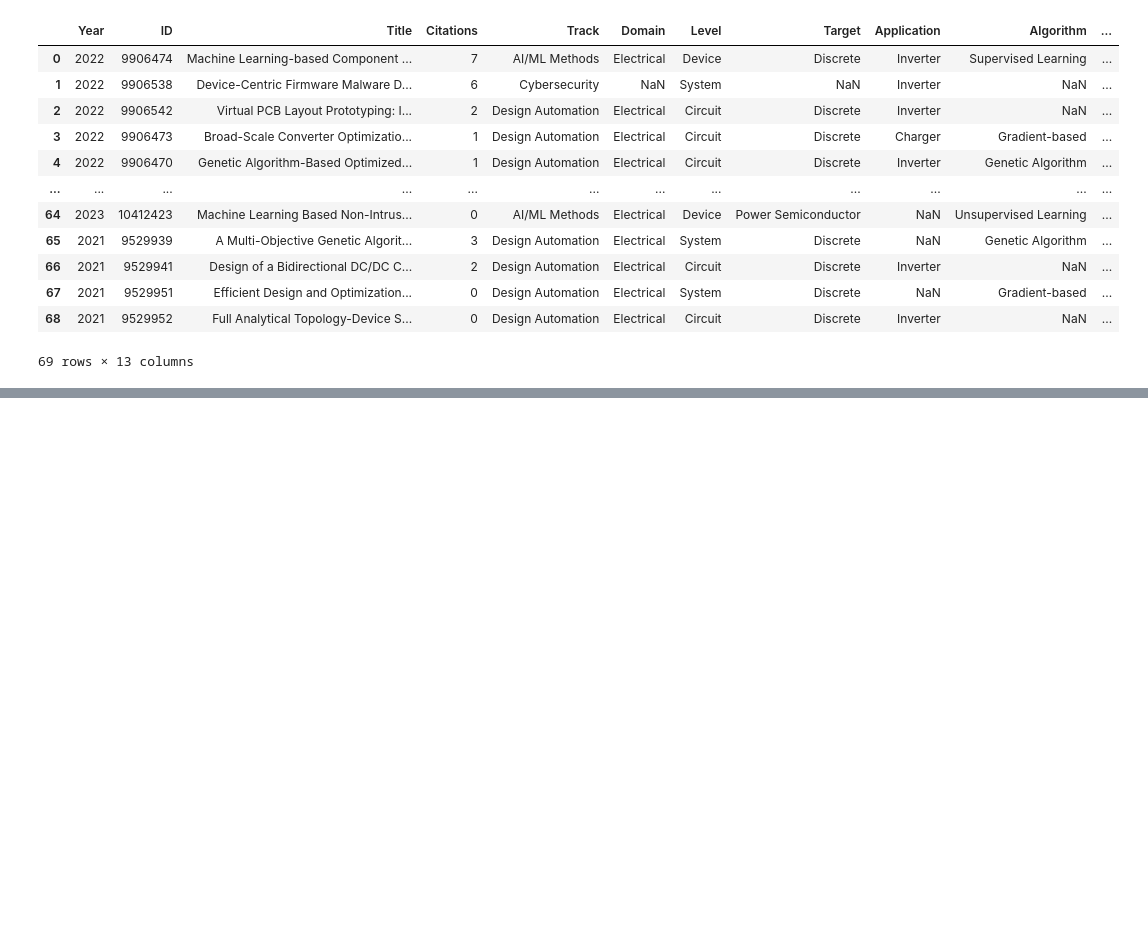
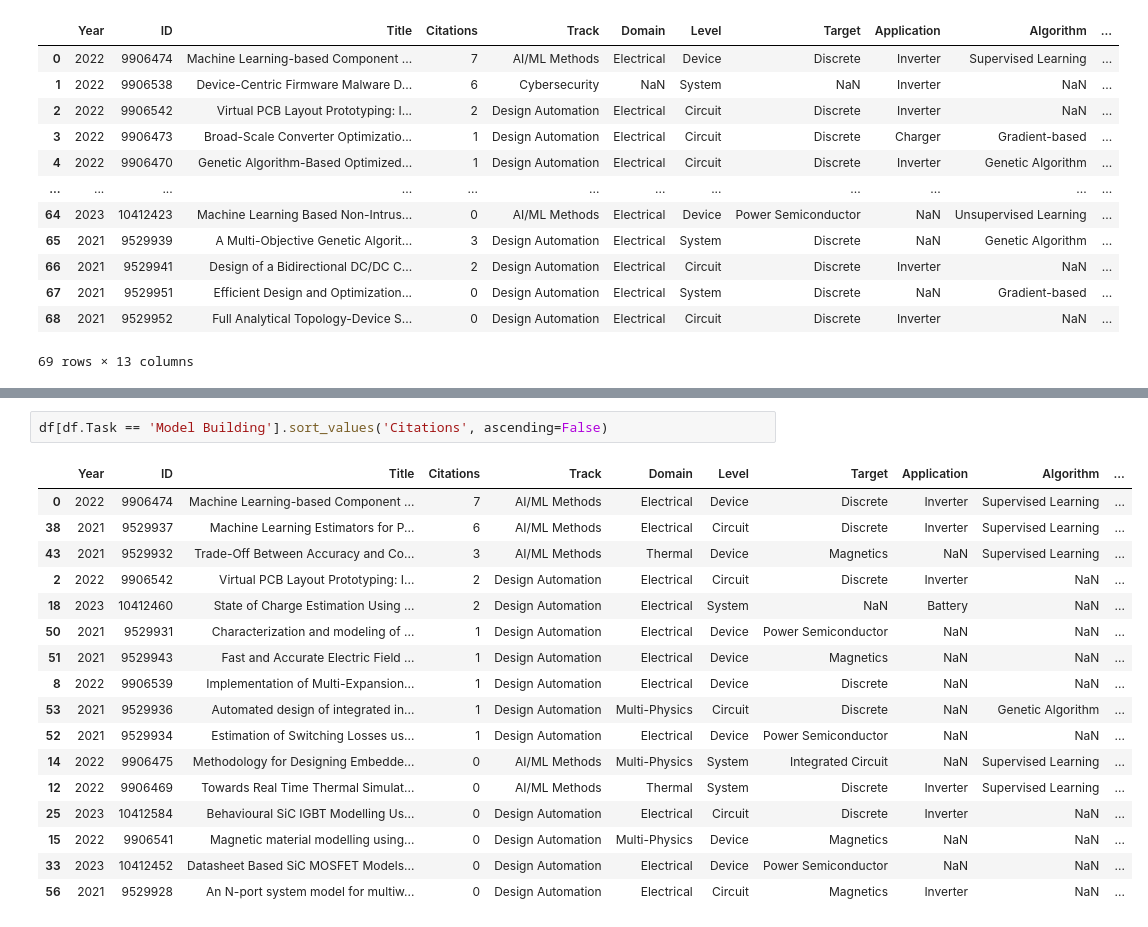
Before and after one commit to TiMo3654/APE, a Jupyter notebook: analysis.ipynb, the cells around one changed output, grey strips where cells are left out. Drawn from its saved outputs; the diff is of its cells as text; blank space fills up the shorter version.

```diff
--- a/analysis.ipynb
+++ b/analysis.ipynb
@@ -29,0 +69,20 @@ df["Task"].value_counts(normalize=True).plot.pie(autopct='%.1f %%', ylabel='', l
+# %%
+df[df.Task == 'Model Building'].sort_values('Citations', ascending=False)
+# %% [output]
+|  | Year | ID | Title | Citations | Track | Domain | Level | Target | Application | Algorithm | ... |
+| 0 | 2022 | 9906474 | Machine Learning-based Component ... | 7 | AI/ML Methods | Electrical | Device | Discrete | Inverter | Supervised Learning | ... |
+| 38 | 2021 | 9529937 | Machine Learning Estimators for P... | 6 | AI/ML Methods | Electrical | Circuit | Discrete | Inverter | Supervised Learning | ... |
+| 43 | 2021 | 9529932 | Trade-Off Between Accuracy and Co... | 3 | AI/ML Methods | Thermal | Device | Magnetics | NaN | Supervised Learning | ... |
+| 2 | 2022 | 9906542 | Virtual PCB Layout Prototyping: I... | 2 | Design Automation | Electrical | Circuit | Discrete | Inverter | NaN | ... |
+| 18 | 2023 | 10412460 | State of Charge Estimation Using ... | 2 | Design Automation | Electrical | System | NaN | Battery | NaN | ... |
+| 50 | 2021 | 9529931 | Characterization and modeling of ... | 1 | Design Automation | Electrical | Device | Power Semiconductor | NaN | NaN | ... |
+| 51 | 2021 | 9529943 | Fast and Accurate Electric Field ... | 1 | Design Automation | Electrical | Device | Magnetics | NaN | NaN | ... |
+| 8 | 2022 | 9906539 | Implementation of Multi-Expansion... | 1 | Design Automation | Electrical | Device | Discrete | NaN | NaN | ... |
+| 53 | 2021 | 9529936 | Automated design of integrated in... | 1 | Design Automation | Multi-Physics | Circuit | Discrete | NaN | Genetic Algorithm | ... |
+| 52 | 2021 | 9529934 | Estimation of Switching Losses us... | 1 | Design Automation | Electrical | Device | Power Semiconductor | NaN | NaN | ... |
+| 14 | 2022 | 9906475 | Methodology for Designing Embedde... | 0 | AI/ML Methods | Multi-Physics | System | Integrated Circuit | NaN | Supervised Learning | ... |
+| 12 | 2022 | 9906469 | Towards Real Time Thermal Simulat... | 0 | AI/ML Methods | Thermal | System | Discrete | Inverter | Supervised Learning | ... |
+| 25 | 2023 | 10412584 | Behavioural SiC IGBT Modelling Us... | 0 | Design Automation | Electrical | Circuit | Discrete | Inverter | NaN | ... |
+| 15 | 2022 | 9906541 | Magnetic material modelling using... | 0 | Design Automation | Multi-Physics | Device | Magnetics | NaN | NaN | ... |
+| 33 | 2023 | 10412452 | Datasheet Based SiC MOSFET Models... | 0 | Design Automation | Electrical | Device | Power Semiconductor | NaN | NaN | ... |
+| 56 | 2021 | 9529928 | An N-port system model for multiw... | 0 | Design Automation | Electrical | Circuit | Magnetics | Inverter | NaN | ... |
```
Also changed, not shown: parts of 4 cells of this notebook, 1 other file.
